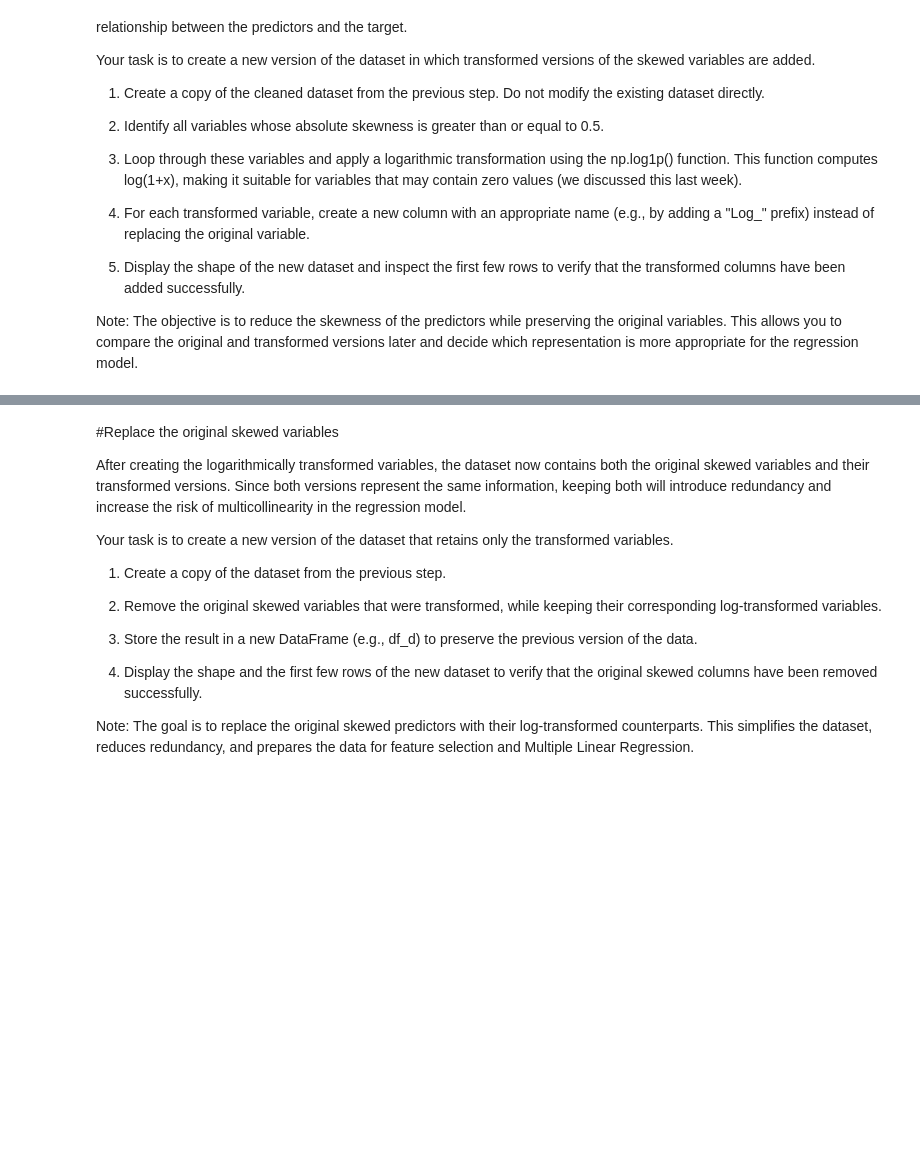
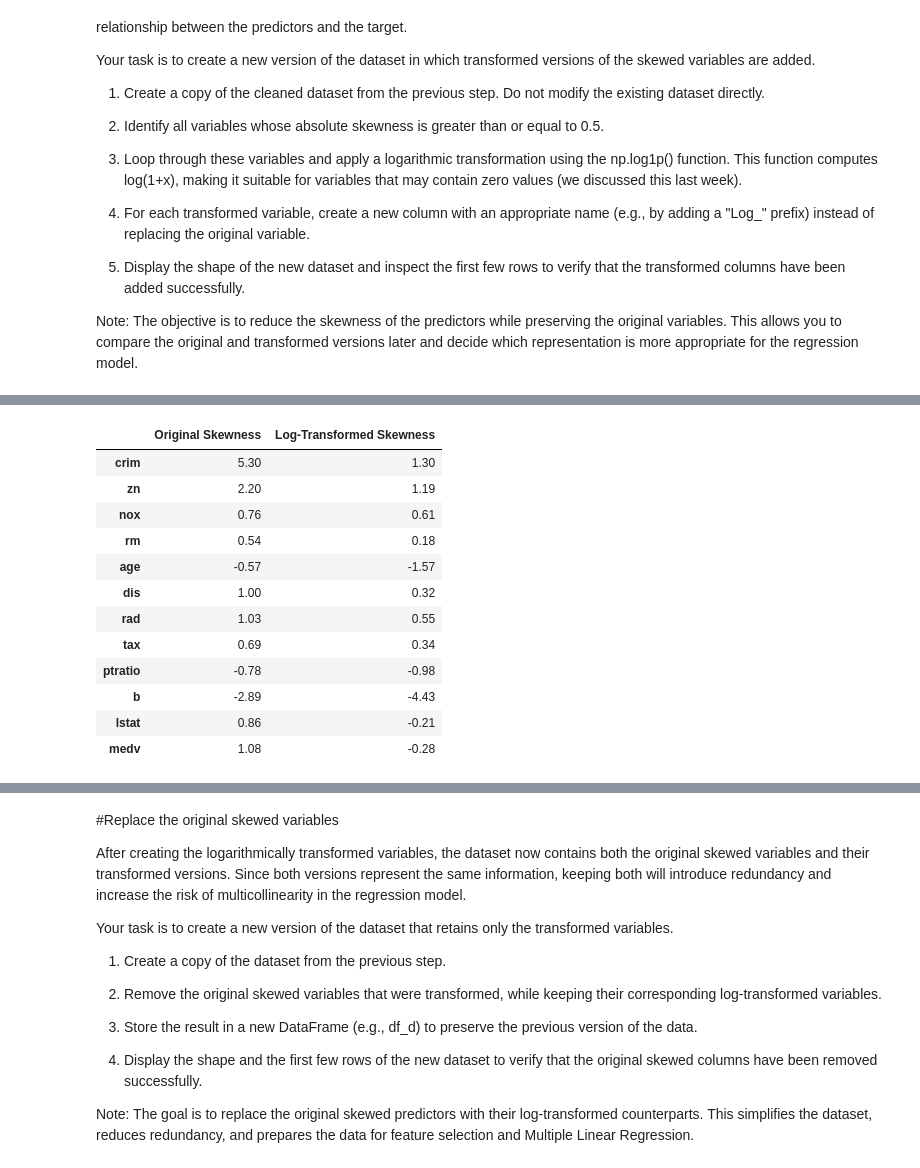
Before and after one commit to JoseAlberto88/Predictive-Analytics-, a Jupyter notebook: DAMO510_Module_03_in_Class_Activity_StarterCode.ipynb, the cells around one changed output, grey strips where cells are left out. Drawn from its saved outputs; the diff is of its cells as text; code cells hidden in the pictures; blank space fills up the shorter version.

```diff
--- a/DAMO510_Module_03_in_Class_Activity_StarterCode.ipynb
+++ b/DAMO510_Module_03_in_Class_Activity_StarterCode.ipynb
@@ -549,0 +612,22 @@ Note: The objective is to reduce the skewness of the predictors while preserving
+# %%
+# Compare skewness before and after transformation for each transformed variable
+comparison = pd.DataFrame({
+    "Original Skewness": [round(skew(df_log[col]), 2) for col in skewed_vars],
+    "Log-Transformed Skewness": [round(skew(df_log[f"Log_{col}"]), 2) for col in skewed_vars]
+}, index=skewed_vars)
+
+comparison
+# %% [output]
+|  | Original Skewness | Log-Transformed Skewness |
+| crim | 5.30 | 1.30 |
+| zn | 2.20 | 1.19 |
+| nox | 0.76 | 0.61 |
+| rm | 0.54 | 0.18 |
+| age | -0.57 | -1.57 |
+| dis | 1.00 | 0.32 |
+| rad | 1.03 | 0.55 |
+| tax | 0.69 | 0.34 |
+| ptratio | -0.78 | -0.98 |
+| b | -2.89 | -4.43 |
+| lstat | 0.86 | -0.21 |
+| medv | 1.08 | -0.28 |
```
Also changed, not shown: parts of 8 cells of this notebook.
